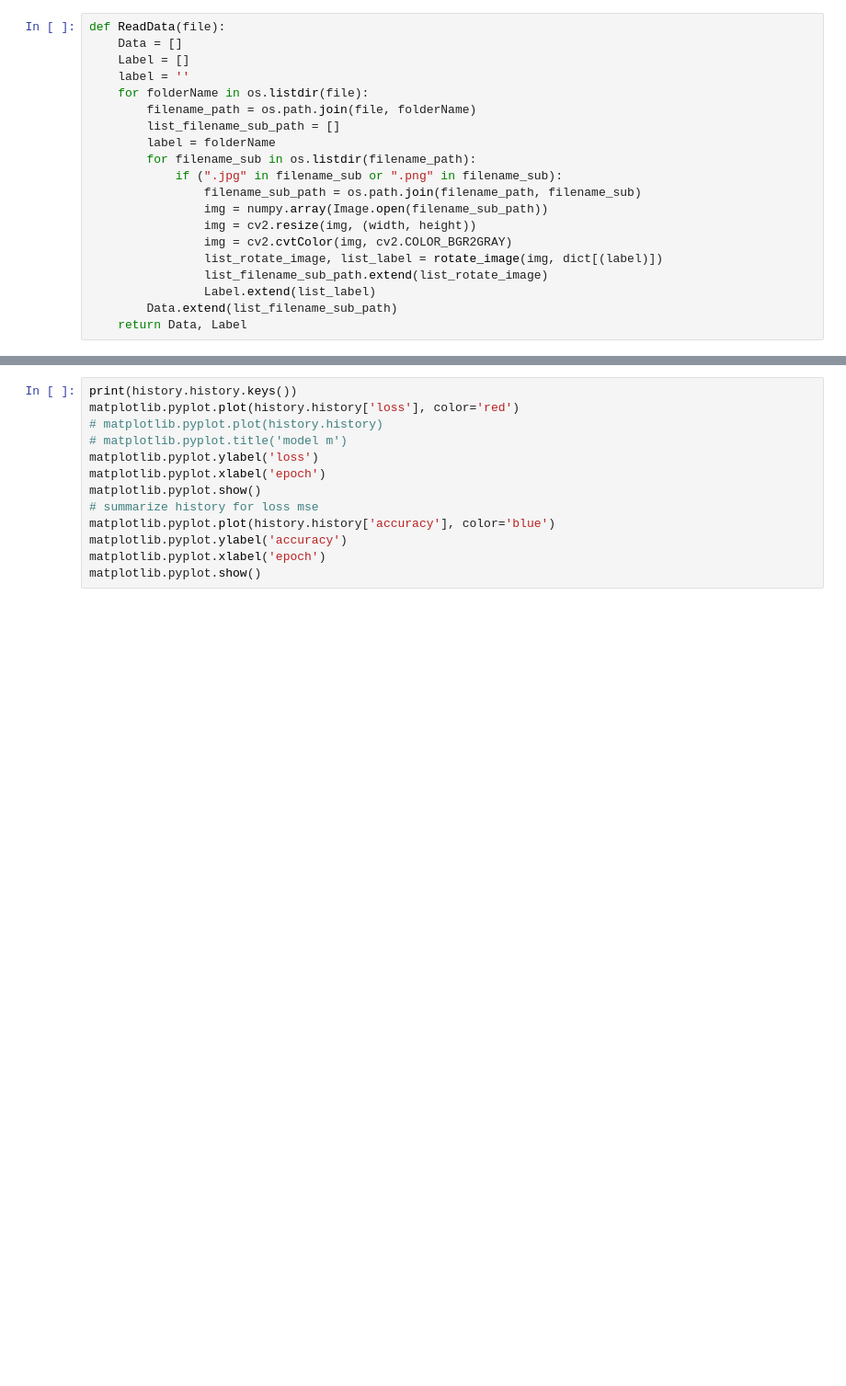
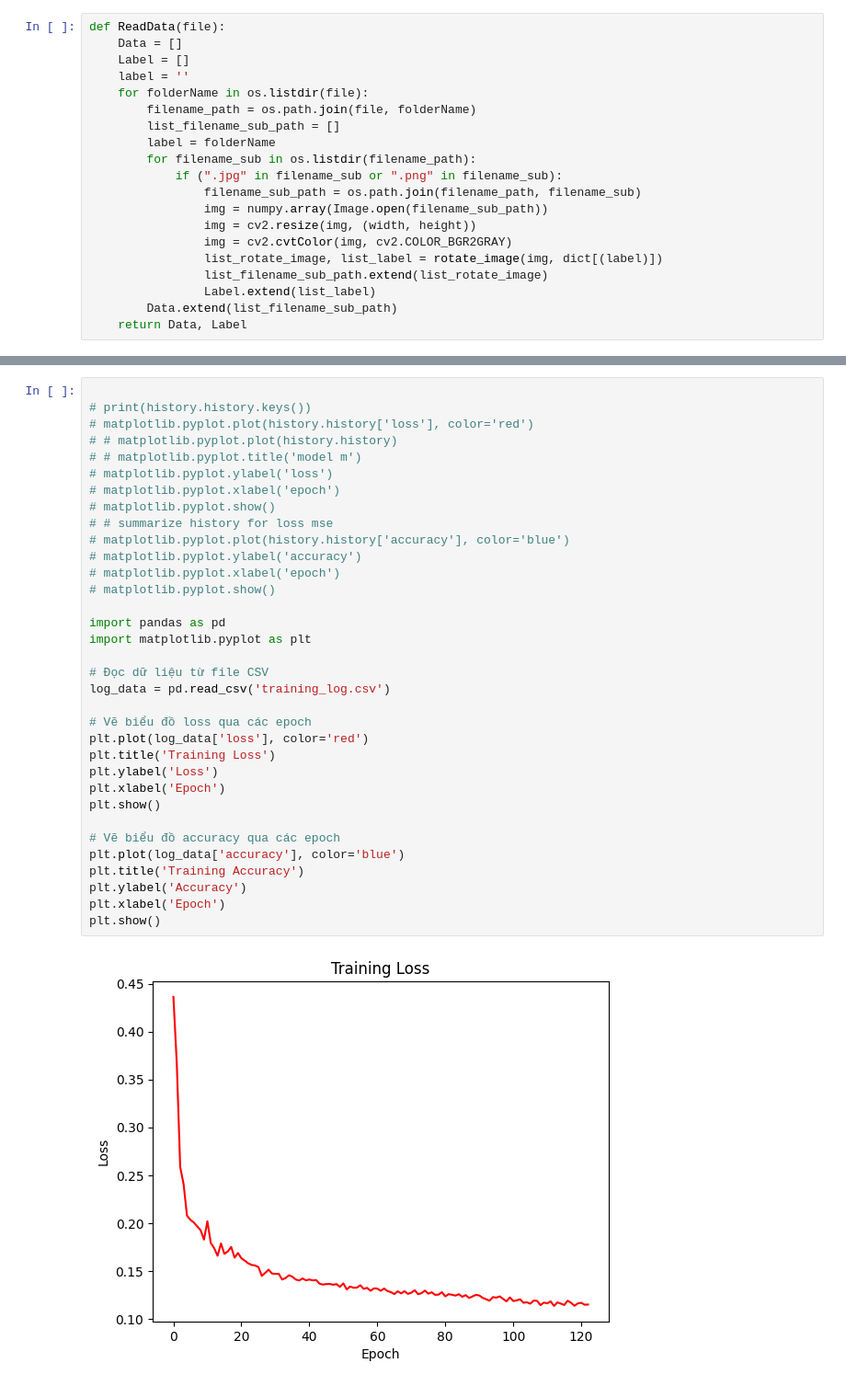
Before and after one commit to superbadteam/LaneSenseGuard, a Jupyter notebook: TrainModel.ipynb, the cells around one changed output, grey strips where cells are left out. Shown: that part at 92% size. Cells and saved outputs as stored; diff of their text form; blank space fills up the shorter version.

Commit message:
feat: train model (#13)
* feat: train model

```diff
--- a/TrainModel.ipynb
+++ b/TrainModel.ipynb
@@ -96,13 +159,36 @@ model.save('model_trained.h5')
 # %%
-print(history.history.keys())
-matplotlib.pyplot.plot(history.history['loss'], color='red')
-# matplotlib.pyplot.plot(history.history)
-# matplotlib.pyplot.title('model m')
-matplotlib.pyplot.ylabel('loss')
-matplotlib.pyplot.xlabel('epoch')
-matplotlib.pyplot.show()
-# summarize history for loss mse
-matplotlib.pyplot.plot(history.history['accuracy'], color='blue')
-matplotlib.pyplot.ylabel('accuracy')
-matplotlib.pyplot.xlabel('epoch')
-matplotlib.pyplot.show()
+
+# print(history.history.keys())
+# matplotlib.pyplot.plot(history.history['loss'], color='red')
+# # matplotlib.pyplot.plot(history.history)
+# # matplotlib.pyplot.title('model m')
+# matplotlib.pyplot.ylabel('loss')
+# matplotlib.pyplot.xlabel('epoch')
+# matplotlib.pyplot.show()
+# # summarize history for loss mse
+# matplotlib.pyplot.plot(history.history['accuracy'], color='blue')
+# matplotlib.pyplot.ylabel('accuracy')
+# matplotlib.pyplot.xlabel('epoch')
+# matplotlib.pyplot.show()
+
+import pandas as pd
+import matplotlib.pyplot as plt
+
+# Đọc dữ liệu từ file CSV
+log_data = pd.read_csv('training_log.csv')
+
+# Vẽ biểu đồ loss qua các epoch
+plt.plot(log_data['loss'], color='red')
+plt.title('Training Loss')
+plt.ylabel('Loss')
+plt.xlabel('Epoch')
+plt.show()
+
+# Vẽ biểu đồ accuracy qua các epoch
+plt.plot(log_data['accuracy'], color='blue')
+plt.title('Training Accuracy')
+plt.ylabel('Accuracy')
+plt.xlabel('Epoch')
+plt.show()
+# %% [output]
+[figure, added]
```
Also changed, not shown: parts of 6 cells of this notebook, 5 other files.
